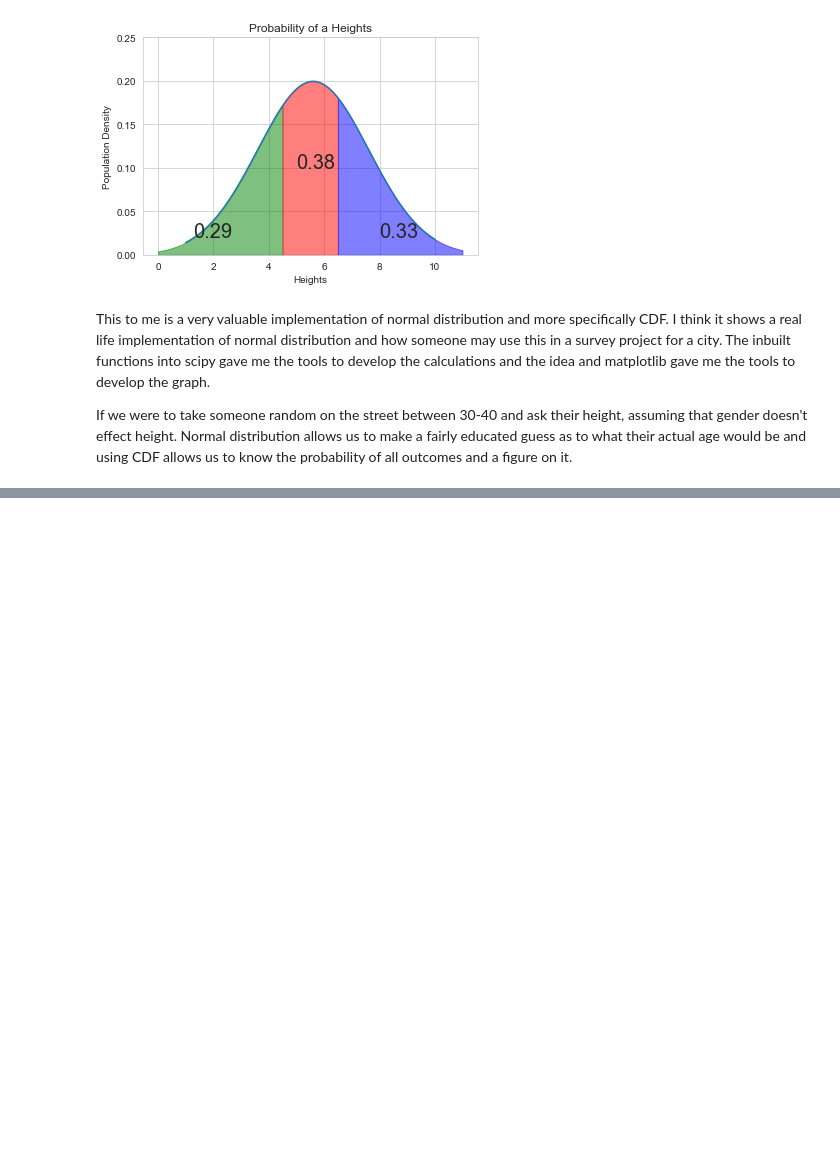
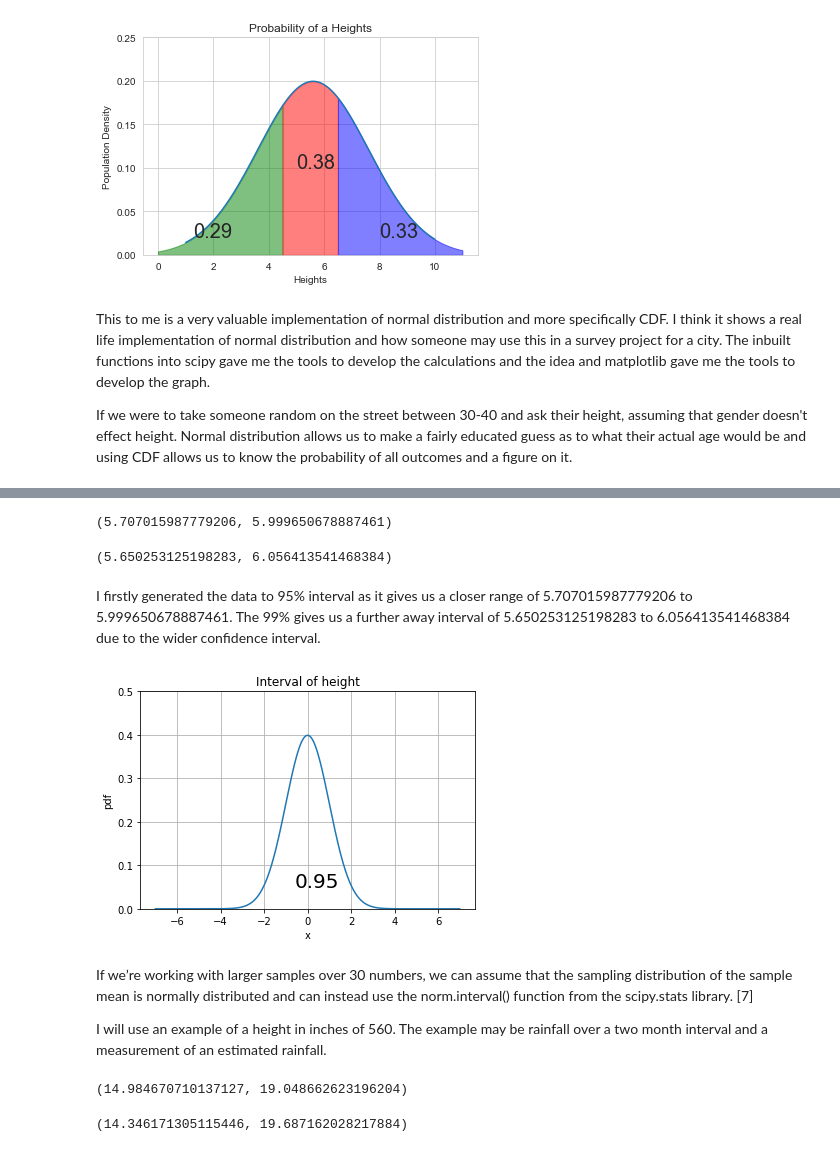
Before and after one commit to KenLin765/funddata-assessment, a Jupyter notebook: normal-distribution.ipynb, the cells around one changed output, grey strips where cells are left out. Saved outputs shown, nothing was run; the diff lists cells and outputs as text; code cells hidden in the pictures; blank space fills up the shorter version.

Commit message:
added interval normal distributions

```diff
--- a/normal-distribution.ipynb
+++ b/normal-distribution.ipynb
@@ -282,0 +288,57 @@ If we were to take someone random on the street between 30-40 and ask their heig
+# %%
+#define sample data
+data = [5.5, 5.6, 5.6, 5.6, 5.6, 5.7, 5.7, 5.8, 5.9, 6.0, 6.0, 6.1, 6.2, 6.2, 6.3]
+
+#create 95% confidence interval for population mean weight
+interval1, interval2 = st.t.interval(alpha=0.95, df=len(data)-1, loc=np.mean(data), scale=st.sem(data))
+
+print (interval)
+# %% [output]
+(5.707015987779206, 5.999650678887461)
+# %%
+#define sample data
+data2 = [5.5, 5.6, 5.6, 5.6, 5.6, 5.7, 5.7, 5.8, 5.9, 6.0, 6.0, 6.1, 6.2, 6.2, 6.3]
+
+#create 95% confidence interval for population mean weight
+st.t.interval(alpha=0.99, df=len(data)-1, loc=np.mean(data), scale=st.sem(data))
+# %% [output]
+(5.650253125198283, 6.056413541468384)
+# %% [markdown]
+I firstly generated the data to 95% interval as it gives us a closer range of 5.707015987779206 to 5.999650678887461. The 99% gives us a further away interval of 5.650253125198283 to 6.056413541468384 due to the wider confidence interval.
+# %%
+fig, ax = plt.subplots()
+x= np.arange(-7,7,0.001)
+ax.plot(x, norm.pdf(x))
+ax.set_title("Interval of height")
+ax.set_xlabel('x')
+ax.set_ylabel('pdf')
+ax.grid(True)
+px=np.arange(interval1, interval2 ,0.01)
+ax.set_ylim(0,0.5)
+ax.fill_between(px,norm.pdf(px),alpha=0.5)
+ax.text(-0.6,0.05,"0.95", fontsize=20)
+plt.show()
+# %% [output]
+[figure, added]
+# %% [markdown]
+If we’re working with larger samples over 30 numbers, we can assume that the sampling distribution of the sample mean is normally distributed and can instead use the norm.interval() function from the scipy.stats library. [7]
+
+I will use an example of a height in inches of 560. The example may be rainfall over a two month interval and a measurement of an estimated rainfall.
+# %%
+#define sample data
+np.random.seed(0)
+data = np.random.randint(5, 30, 60)
+
+#create 95% confidence interval for population mean weight
+st.norm.interval(alpha=0.95, loc=np.mean(data), scale=st.sem(data))
+# %% [output]
+(14.984670710137127, 19.048662623196204)
+# %%
+#define sample data
+np.random.seed(0)
+data = np.random.randint(5, 30, 60)
+
+#create 99% confidence interval for population mean weight
+st.norm.interval(alpha=0.99, loc=np.mean(data), scale=st.sem(data))
+# %% [output]
+(14.346171305115446, 19.687162028217884)
```
Also changed, not shown: parts of 4 cells of this notebook.
